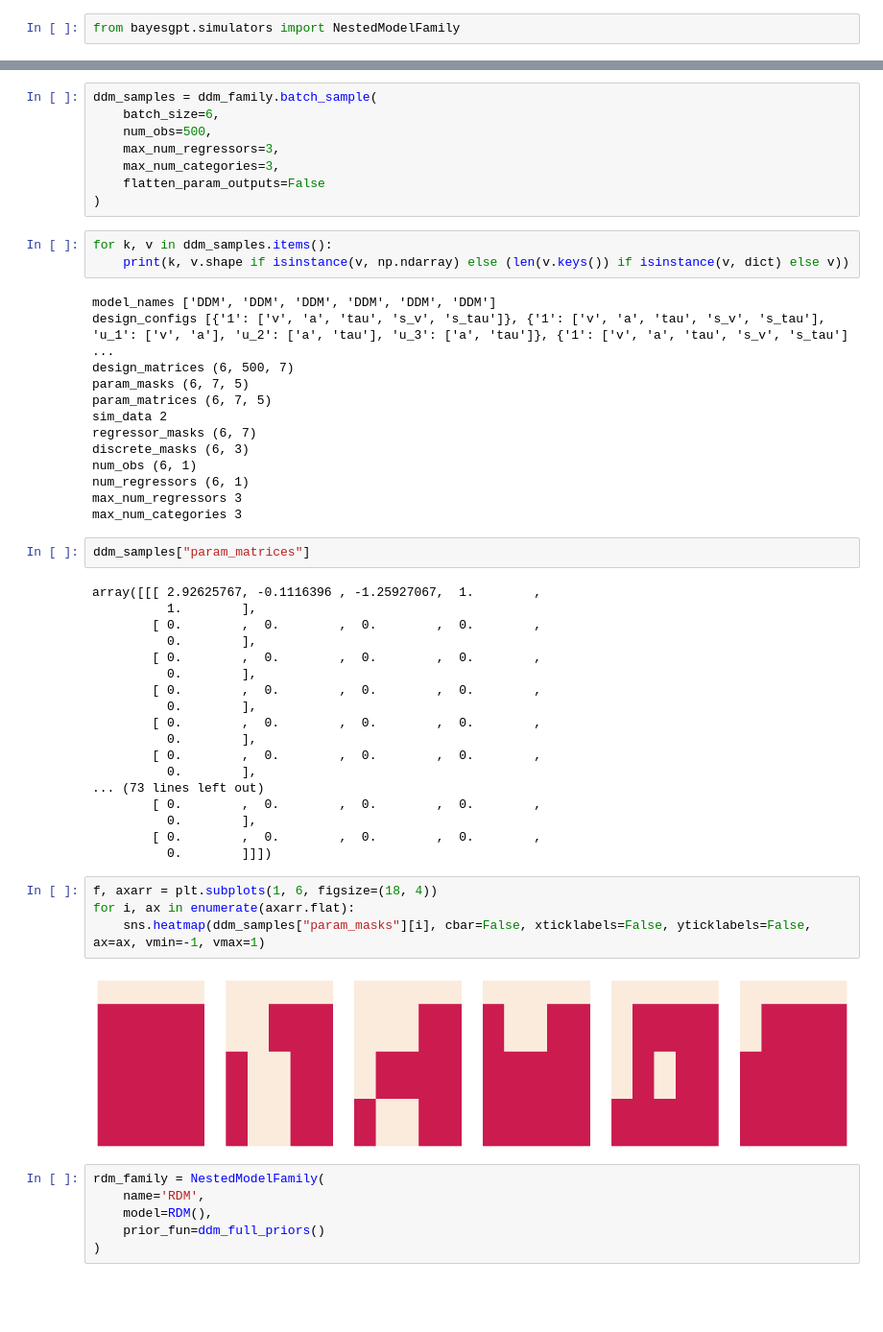
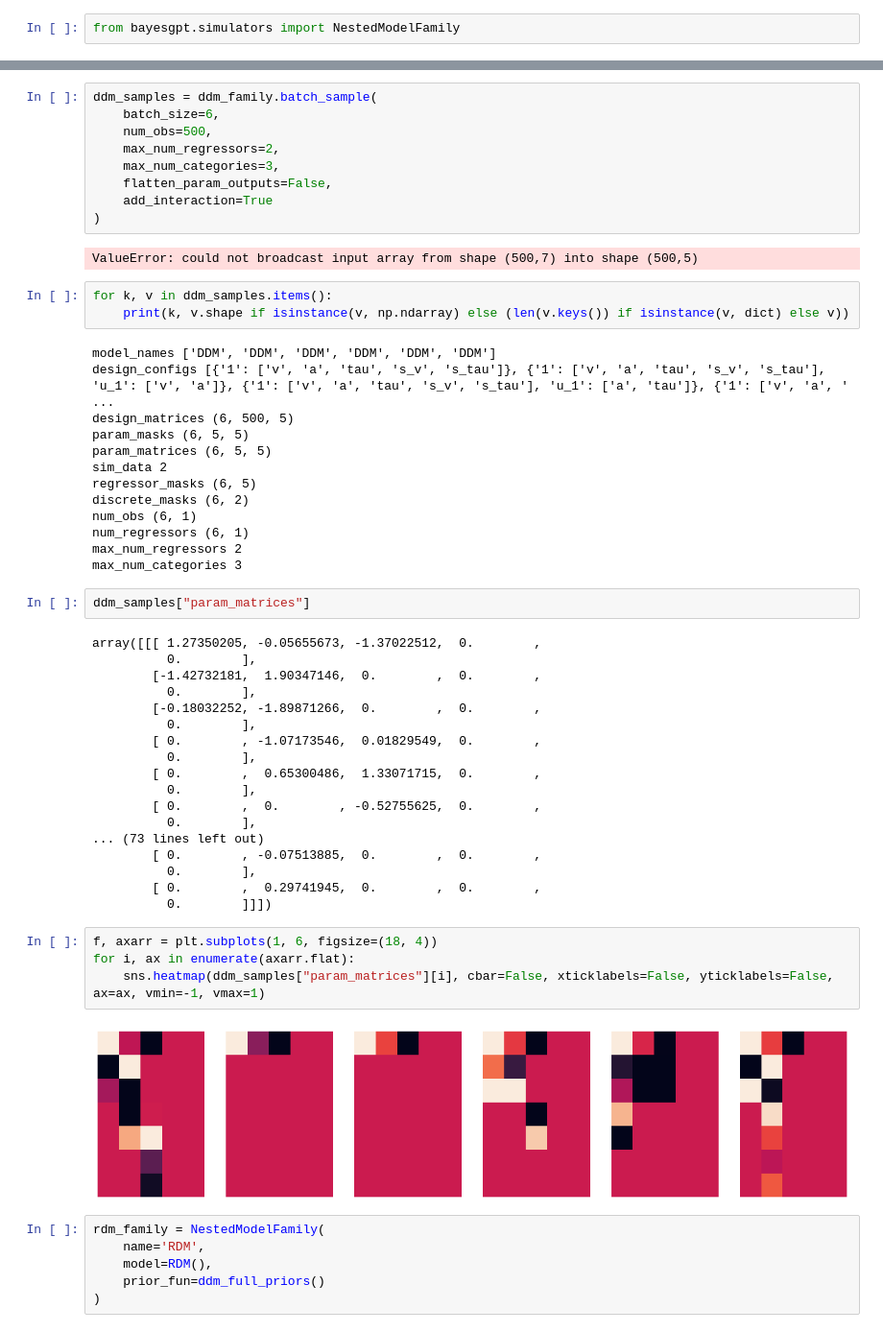
Before and after one commit to bayesflow-org/CogFormer, a Jupyter notebook: playgrounds/model_family_playground.ipynb, the cells around one changed output, grey strips where cells are left out. Shown at 96% size. Cells and saved outputs as stored; diff of their text form; blank space fills up the shorter version.

```diff
--- a/playgrounds/model_family_playground.ipynb
+++ b/playgrounds/model_family_playground.ipynb
@@ -33,52 +33,55 @@ ddm_family = NestedModelFamily(
 ddm_samples = ddm_family.batch_sample(
     batch_size=6,
     num_obs=500,
-    max_num_regressors=3,
+    max_num_regressors=2,
     max_num_categories=3,
-    flatten_param_outputs=False
+    flatten_param_outputs=False,
+    add_interaction=True
 )
+# %% [output]
+ValueError: could not broadcast input array from shape (500,7) into shape (500,5)
 # %%
 for k, v in ddm_samples.items():
     print(k, v.shape if isinstance(v, np.ndarray) else (len(v.keys()) if isinstance(v, dict) else v))
 # %% [output]
 model_names ['DDM', 'DDM', 'DDM', 'DDM', 'DDM', 'DDM']
-design_configs [{'1': ['v', 'a', 'tau', 's_v', 's_tau']}, {'1': ['v', 'a', 'tau', 's_v', 's_tau'], 'u_1': ['v', 'a'], 'u_2': ['a', 'tau'], 'u_3': ['a', 'tau']}, {'1': ['v', 'a', 'tau', 's_v', 's_tau'] ...
-design_matrices (6, 500, 7)
-param_masks (6, 7, 5)
-param_matrices (6, 7, 5)
+design_configs [{'1': ['v', 'a', 'tau', 's_v', 's_tau']}, {'1': ['v', 'a', 'tau', 's_v', 's_tau'], 'u_1': ['v', 'a']}, {'1': ['v', 'a', 'tau', 's_v', 's_tau'], 'u_1': ['a', 'tau']}, {'1': ['v', 'a', ' ...
+design_matrices (6, 500, 5)
+param_masks (6, 5, 5)
+param_matrices (6, 5, 5)
 sim_data 2
-regressor_masks (6, 7)
-discrete_masks (6, 3)
+regressor_masks (6, 5)
+discrete_masks (6, 2)
 num_obs (6, 1)
 num_regressors (6, 1)
-max_num_regressors 3
+max_num_regressors 2
 max_num_categories 3
 # %%
 ddm_samples["param_matrices"]
 # %% [output]
-array([[[ 2.92625767, -0.1116396 , -1.25927067,  1.        ,
-          1.        ],
-        [ 0.        ,  0.        ,  0.        ,  0.        ,
+array([[[ 1.27350205, -0.05655673, -1.37022512,  0.        ,
           0.        ],
-        [ 0.        ,  0.        ,  0.        ,  0.        ,
+        [-1.42732181,  1.90347146,  0.        ,  0.        ,
           0.        ],
-        [ 0.        ,  0.        ,  0.        ,  0.        ,
+        [-0.18032252, -1.89871266,  0.        ,  0.        ,
           0.        ],
-        [ 0.        ,  0.        ,  0.        ,  0.        ,
+        [ 0.        , -1.07173546,  0.01829549,  0.        ,
           0.        ],
-        [ 0.        ,  0.        ,  0.        ,  0.        ,
+        [ 0.        ,  0.65300486,  1.33071715,  0.        ,
+          0.        ],
+        [ 0.        ,  0.        , -0.52755625,  0.        ,
           0.        ],
 ... (73 lines left out)
-        [ 0.        ,  0.        ,  0.        ,  0.        ,
+        [ 0.        , -0.07513885,  0.        ,  0.        ,
           0.        ],
-        [ 0.        ,  0.        ,  0.        ,  0.        ,
+        [ 0.        ,  0.29741945,  0.        ,  0.        ,
           0.        ]]])
 # %%
 f, axarr = plt.subplots(1, 6, figsize=(18, 4))
 for i, ax in enumerate(axarr.flat):
-    sns.heatmap(ddm_samples["param_masks"][i], cbar=False, xticklabels=False, yticklabels=False, ax=ax, vmin=-1, vmax=1)
+    sns.heatmap(ddm_samples["param_matrices"][i], cbar=False, xticklabels=False, yticklabels=False, ax=ax, vmin=-1, vmax=1)
 # %% [output]
-[figure, old version]
+[figure, new version]
 # %%
 rdm_family = NestedModelFamily(
     name='RDM',
```
Also changed, not shown: parts of 1 cell of this notebook, 2 other files.
